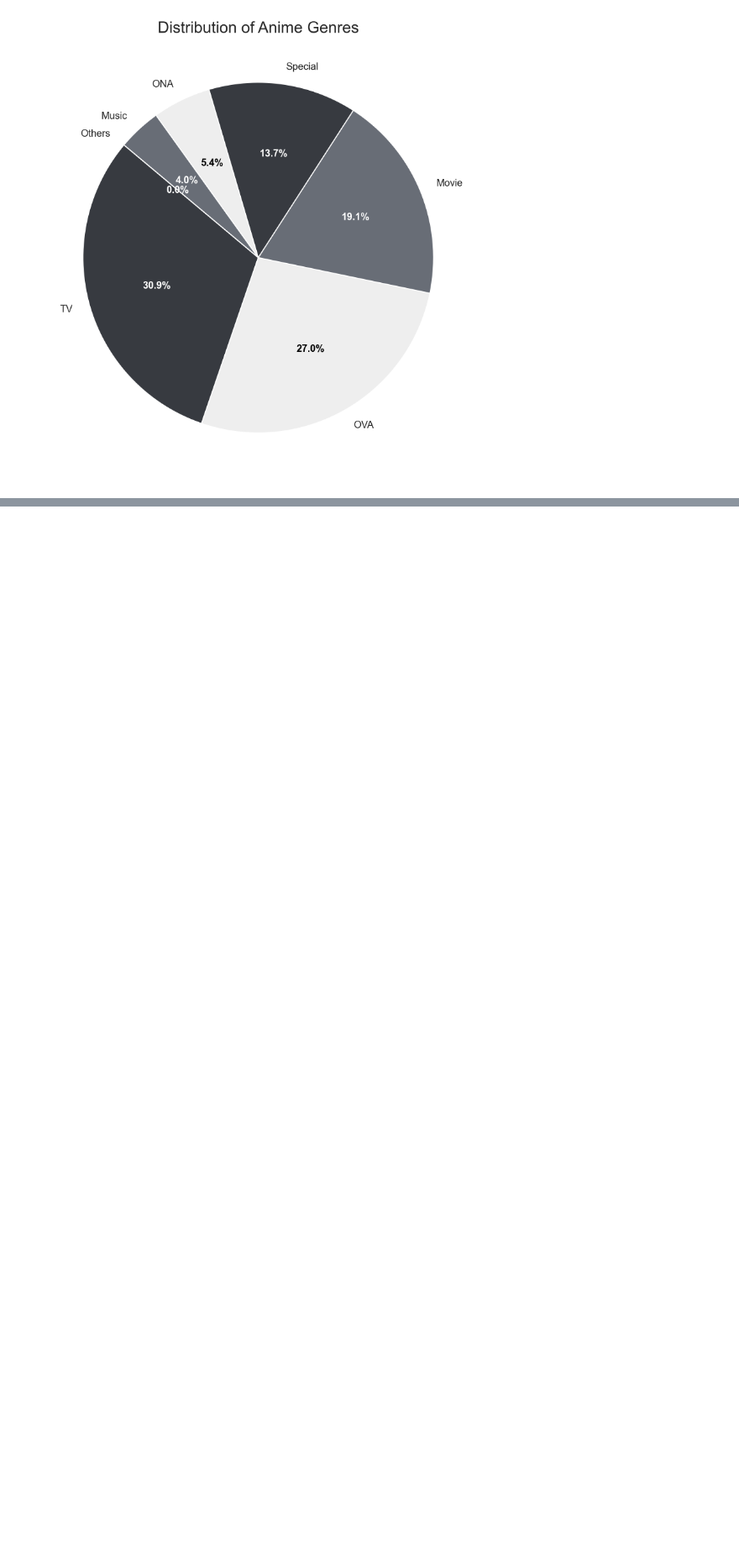
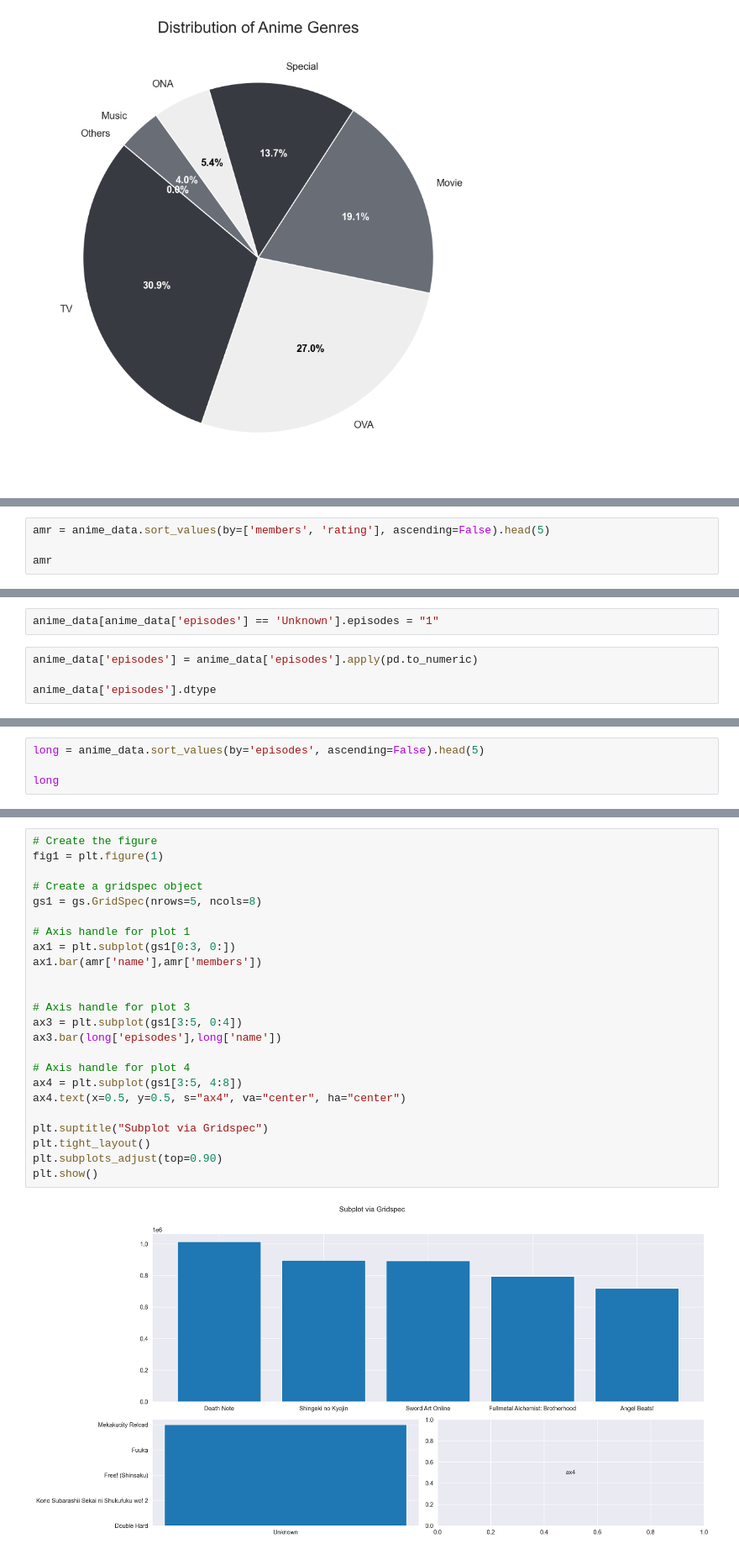
Before and after one commit to kunal-mallick/Anime_Recommendations_System, a Jupyter notebook: working/kunal.ipynb, the cells around one changed output, grey strips where cells are left out. Shown at 84% size. Saved outputs shown, nothing was run; the diff lists cells and outputs as text; blank space fills up the shorter version.

```diff
--- a/working/kunal.ipynb
+++ b/working/kunal.ipynb
@@ -473,0 +475,4 @@ plt.show()
+# %%
+amr = anime_data.sort_values(by=['members', 'rating'], ascending=False).head(5)
+
+amr
@@ -473,0 +486,6 @@ plt.show()
+# %%
+anime_data[anime_data['episodes'] == 'Unknown'].episodes = "1"
+# %%
+anime_data['episodes'] = anime_data['episodes'].apply(pd.to_numeric)
+
+anime_data['episodes'].dtype
@@ -473,0 +494,4 @@ plt.show()
+# %%
+long = anime_data.sort_values(by='episodes', ascending=False).head(5)
+
+long
@@ -473,0 +505,26 @@ plt.show()
+# %%
+# Create the figure
+fig1 = plt.figure(1)
+
+# Create a gridspec object
+gs1 = gs.GridSpec(nrows=5, ncols=8)
+
+# Axis handle for plot 1
+ax1 = plt.subplot(gs1[0:3, 0:])
+ax1.bar(amr['name'],amr['members'])
+
+
+# Axis handle for plot 3
+ax3 = plt.subplot(gs1[3:5, 0:4])
+ax3.bar(long['episodes'],long['name'])
+
+# Axis handle for plot 4
+ax4 = plt.subplot(gs1[3:5, 4:8])
+ax4.text(x=0.5, y=0.5, s="ax4", va="center", ha="center")
+
+plt.suptitle("Subplot via Gridspec")
+plt.tight_layout()
+plt.subplots_adjust(top=0.90)
+plt.show()
+# %% [output]
+[figure, added]
```
Also changed, not shown: parts of 6 cells of this notebook, 6 other files.
